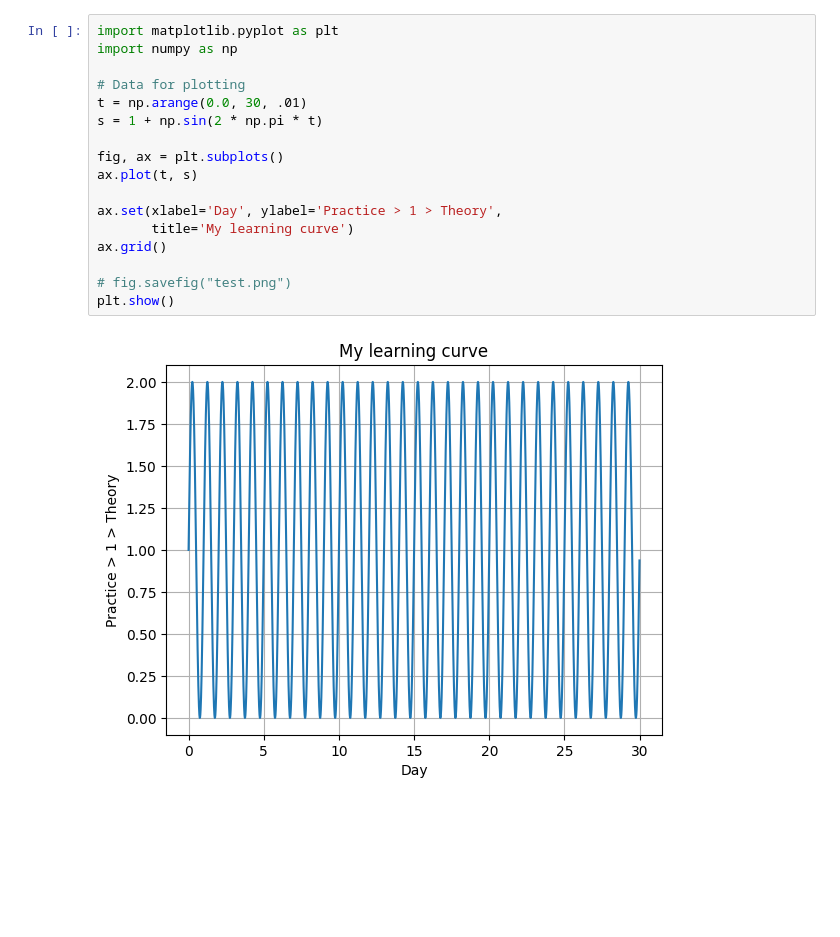
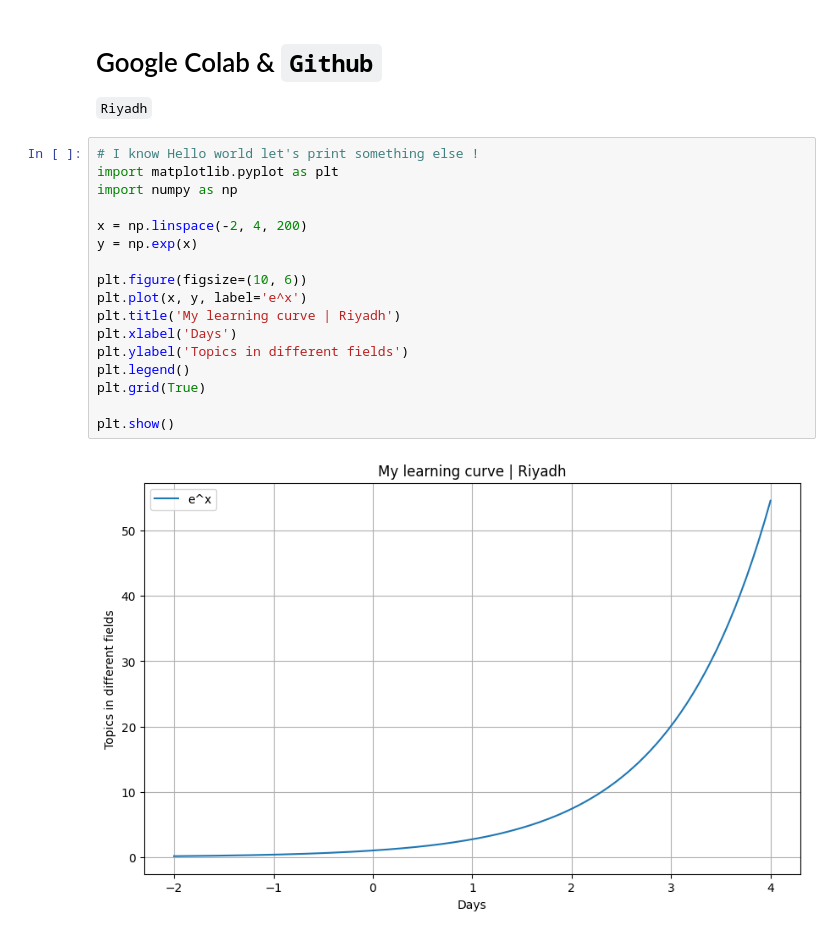
Before and after one commit to riyadh5674/Skill_Morph-Research_DataScience, a Jupyter notebook: HomeTaskDay01.ipynb, the cells around one changed output. Saved outputs shown, nothing was run; the diff lists cells and outputs as text; blank space fills up the shorter version.

````diff
--- a/HomeTaskDay01.ipynb
+++ b/HomeTaskDay01.ipynb
@@ -1,21 +1,24 @@
 # %% [markdown]
 <a href="https://colab.research.google.com/github/riyadh5674/Skill_Morph-Research_DataScience/blob/main/HomeTaskDay01.ipynb" target="_parent"><img src="https://colab.research.google.com/assets/colab-badge.svg" alt="Open In Colab"/></a>
-# %%
-import matplotlib.pyplot as plt
-import numpy as np
-
-# Data for plotting
-t = np.arange(0.0, 30, .01)
-s = 1 + np.sin(2 * np.pi * t)
-
-fig, ax = plt.subplots()
-ax.plot(t, s)
-
-ax.set(xlabel='Day', ylabel='Practice > 1 > Theory',
-       title='My learning curve')
-ax.grid()
-
-# fig.savefig("test.png")
-plt.show()
-# %% [output]
-[figure, removed]
+# %% [markdown]
+# Google Colab & `Github`
+  ```Riyadh```
+# %%
+# I know Hello world let's print something else !
+import matplotlib.pyplot as plt
+import numpy as np
+
+x = np.linspace(-2, 4, 200)
+y = np.exp(x)
+
+plt.figure(figsize=(10, 6))
+plt.plot(x, y, label='e^x')
+plt.title('My learning curve | Riyadh')
+plt.xlabel('Days')
+plt.ylabel('Topics in different fields')
+plt.legend()
+plt.grid(True)
+
+plt.show()
+# %% [output]
+[figure, added]
````
